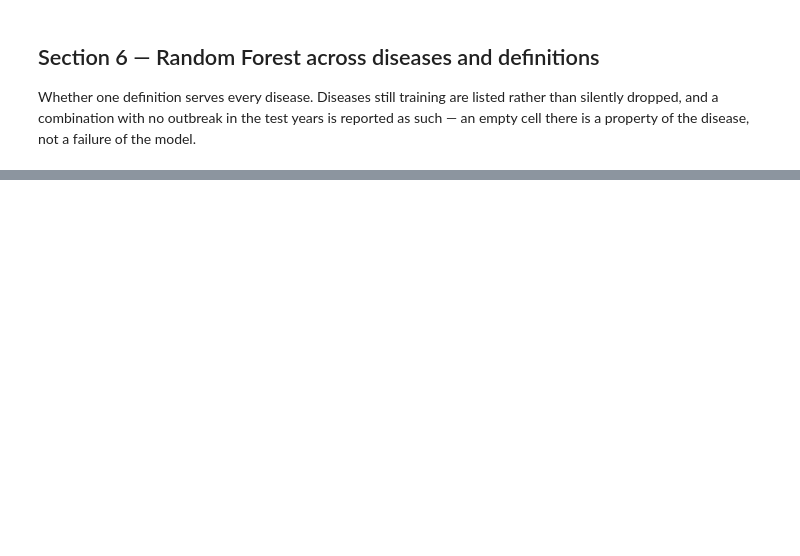
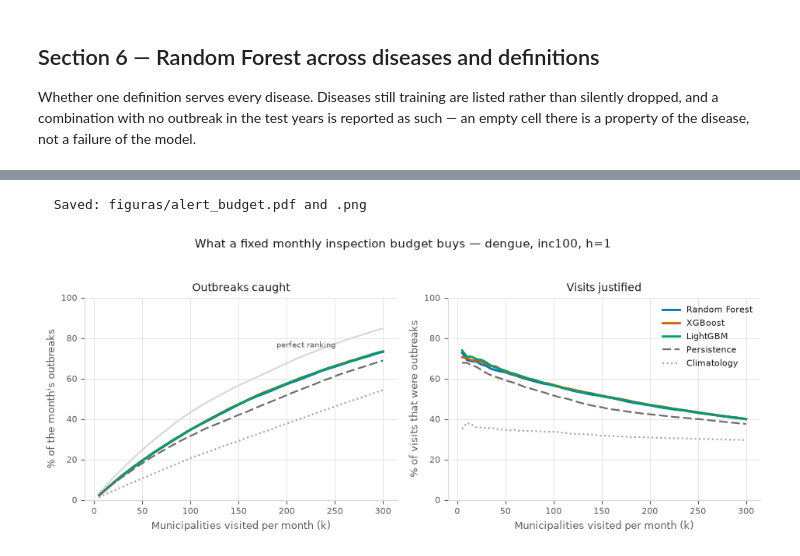
Before and after one commit to LVinaud/arboviral-outbreak-onset, a Jupyter notebook: notebooks/04_results.ipynb, the cells around one changed output, grey strips where cells are left out. Saved outputs shown, nothing was run; the diff lists cells and outputs as text; code cells hidden in the pictures; blank space fills up the shorter version.

```diff
--- a/notebooks/04_results.ipynb
+++ b/notebooks/04_results.ipynb
@@ -510,0 +1064,48 @@ disease_table
+# %%
+# The full curve, not just four points: recall and precision as the budget grows.
+if budget_path.exists():
+    fine_k = list(range(5, 301, 5))
+    curves = {}
+    for model in ("rf", "xgb", "lgbm", "persistence", "climatology"):
+        sub = bp[bp["model"] == model]
+        if sub.empty:
+            continue
+        curves[model], _ = alert_budget(sub, fine_k)
+
+    # The ceiling: a perfect ranker visits the outbreak municipalities first.
+    # Without it, "35% at k=100" reads as failure rather than as most of what
+    # any ranking could achieve on a month with ~163 outbreaks in 645 places.
+    rf_months = list(bp[bp["model"] == "rf"].groupby(["ano", "mes"]))
+    total_pos_rf = int(bp[bp["model"] == "rf"]["y_true"].sum())
+    oracle = [100 * sum(min(k, int(m["y_true"].sum())) for _, m in rf_months)
+              / total_pos_rf for k in fine_k]
+
+    fig, axes = plt.subplots(1, 2, figsize=(9.5, 3.8))
+    axes[0].plot(fine_k, oracle, color=GRID, linewidth=1.6, zorder=1)
+    anchor = int(len(fine_k) * 0.72)   # above the grey line, clear of the models
+    axes[0].annotate("perfect ranking", (fine_k[anchor], oracle[anchor]),
+                     xytext=(0, 7), textcoords="offset points", fontsize=7.5,
+                     color=MUTED, ha="center")
+    for model, curve in curves.items():
+        for ax, col in zip(axes, ("recall_%", "precision_%")):
+            ax.plot(curve.index, curve[col], **model_line_kwargs(model))
+    for ax, (col, title) in zip(axes, [
+            ("recall_%", "Outbreaks caught"), ("precision_%", "Visits justified")]):
+        ax.set_title(title, fontsize=10, color=INK)
+        style_axes(ax, xlabel="Municipalities visited per month (k)")
+        ax.set_ylim(0, 100)
+    style_axes(axes[0], ylabel="% of the month's outbreaks")
+    style_axes(axes[1], ylabel="% of visits that were outbreaks")
+
+    handles = [Line2D([], [], label=MODEL_LABELS[m], **model_line_kwargs(m))
+               for m in curves]
+    axes[1].legend(handles=handles, frameon=False, fontsize=8, labelcolor=INK,
+                   loc="upper right")
+    fig.suptitle(f"What a fixed monthly inspection budget buys — {DISEASE}, "
+                 f"{DEFINITION}, h={HORIZON}", fontsize=11, color=INK, y=1.03)
+    fig.tight_layout()
+    save_fig(fig, "alert_budget")
+    plt.show()
+# %% [output]
+  Saved: figuras/alert_budget.pdf and .png
+[figure, added]
```
Also changed, not shown: parts of 37 cells of this notebook, 20 other files.
